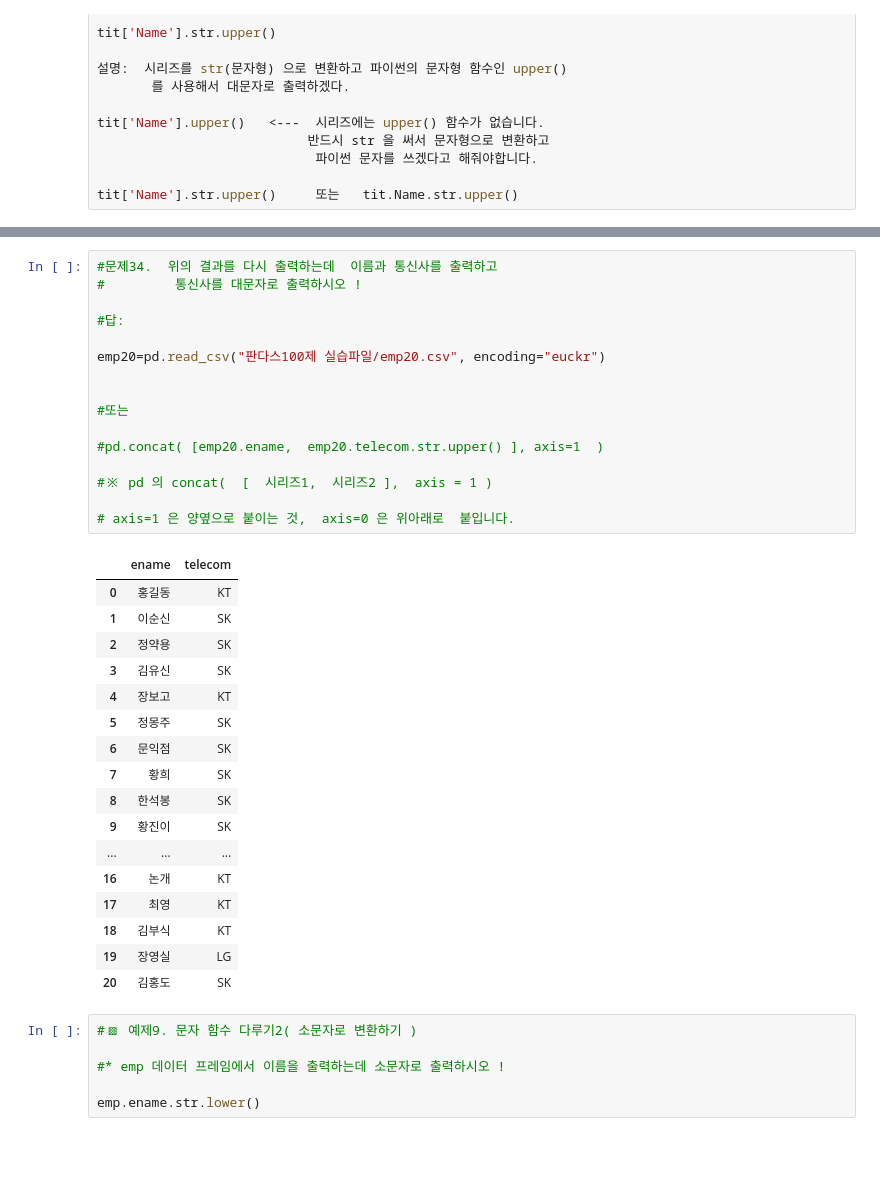
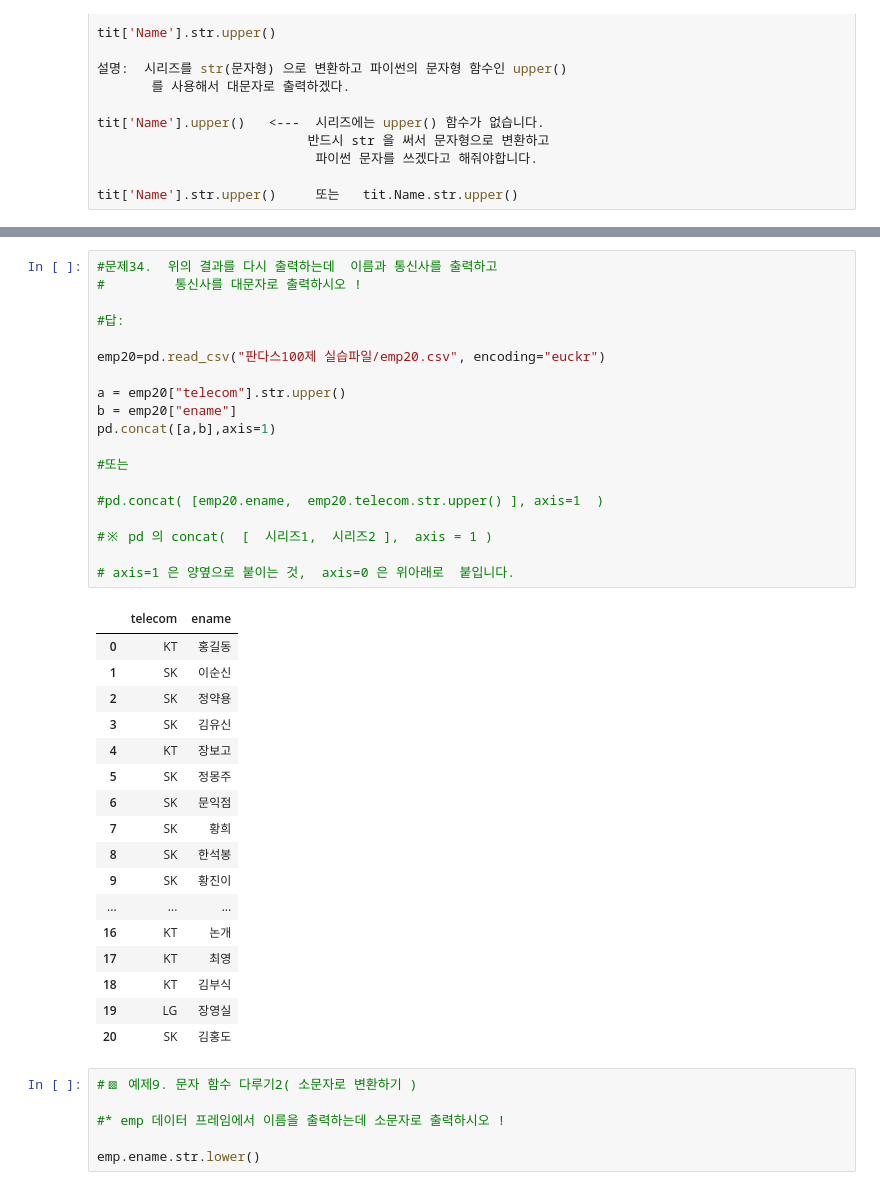
Before and after one commit to wjddnwp29/bigdata-analyst-practical, a Jupyter notebook: 과목1/판다스100제/판다스_100제_문제_최종_v2.ipynb, the cells around one changed output, grey strips where cells are left out. Saved outputs shown, nothing was run; the diff lists cells and outputs as text; blank space fills up the shorter version.

```diff
--- a/과목1/판다스100제/판다스_100제_문제_최종_v2.ipynb
+++ b/과목1/판다스100제/판다스_100제_문제_최종_v2.ipynb
@@ -882,37 +1008,40 @@ Name: telecom, dtype: object
 # %%
 #문제34.  위의 결과를 다시 출력하는데  이름과 통신사를 출력하고
 #         통신사를 대문자로 출력하시오 !
 
 #답:
 
 emp20=pd.read_csv("판다스100제 실습파일/emp20.csv", encoding="euckr")
 
+a = emp20["telecom"].str.upper()
+b = emp20["ename"]
+pd.concat([a,b],axis=1)
 
 #또는
 
 #pd.concat( [emp20.ename,  emp20.telecom.str.upper() ], axis=1  )
 
 #※ pd 의 concat(  [  시리즈1,  시리즈2 ],  axis = 1 )
 
 # axis=1 은 양옆으로 붙이는 것,  axis=0 은 위아래로  붙입니다.
 # %% [output]
-|  | ename | telecom |
-| 0 | 홍길동 | KT |
-| 1 | 이순신 | SK |
-| 2 | 정약용 | SK |
-| 3 | 김유신 | SK |
-| 4 | 장보고 | KT |
-| 5 | 정몽주 | SK |
-| 6 | 문익점 | SK |
-| 7 | 황희 | SK |
-| 8 | 한석봉 | SK |
-| 9 | 황진이 | SK |
+|  | telecom | ename |
+| 0 | KT | 홍길동 |
+| 1 | SK | 이순신 |
+| 2 | SK | 정약용 |
+| 3 | SK | 김유신 |
+| 4 | KT | 장보고 |
+| 5 | SK | 정몽주 |
+| 6 | SK | 문익점 |
+| 7 | SK | 황희 |
+| 8 | SK | 한석봉 |
+| 9 | SK | 황진이 |
 | ... | ... | ... |
-| 16 | 논개 | KT |
-| 17 | 최영 | KT |
-| 18 | 김부식 | KT |
-| 19 | 장영실 | LG |
-| 20 | 김홍도 | SK |
+| 16 | KT | 논개 |
+| 17 | KT | 최영 |
+| 18 | KT | 김부식 |
+| 19 | LG | 장영실 |
+| 20 | SK | 김홍도 |
 # %%
 #▩ 예제9. 문자 함수 다루기2( 소문자로 변환하기 )
 
```
Also changed, not shown: parts of 68 cells of this notebook, 1 other file.
